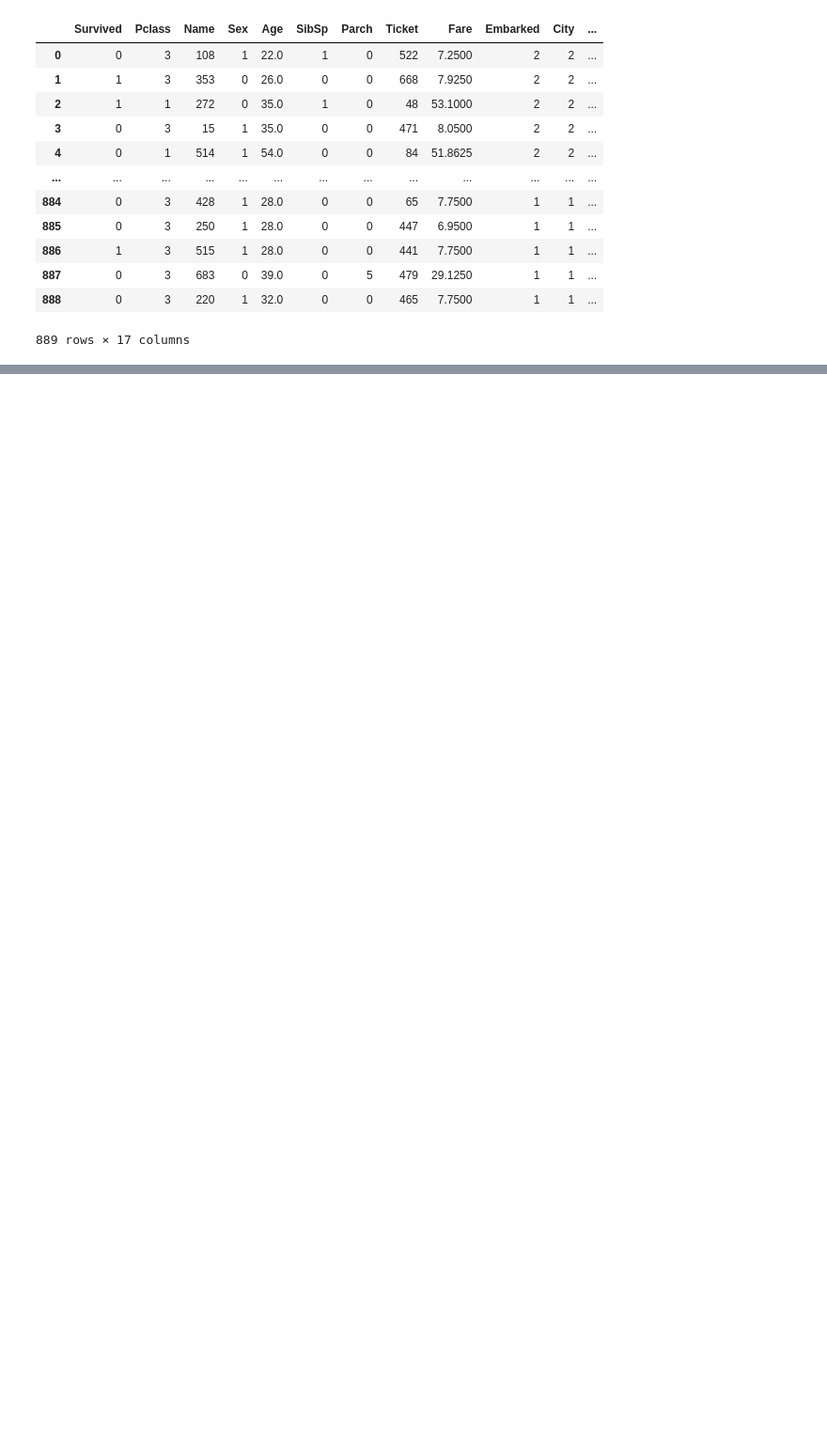
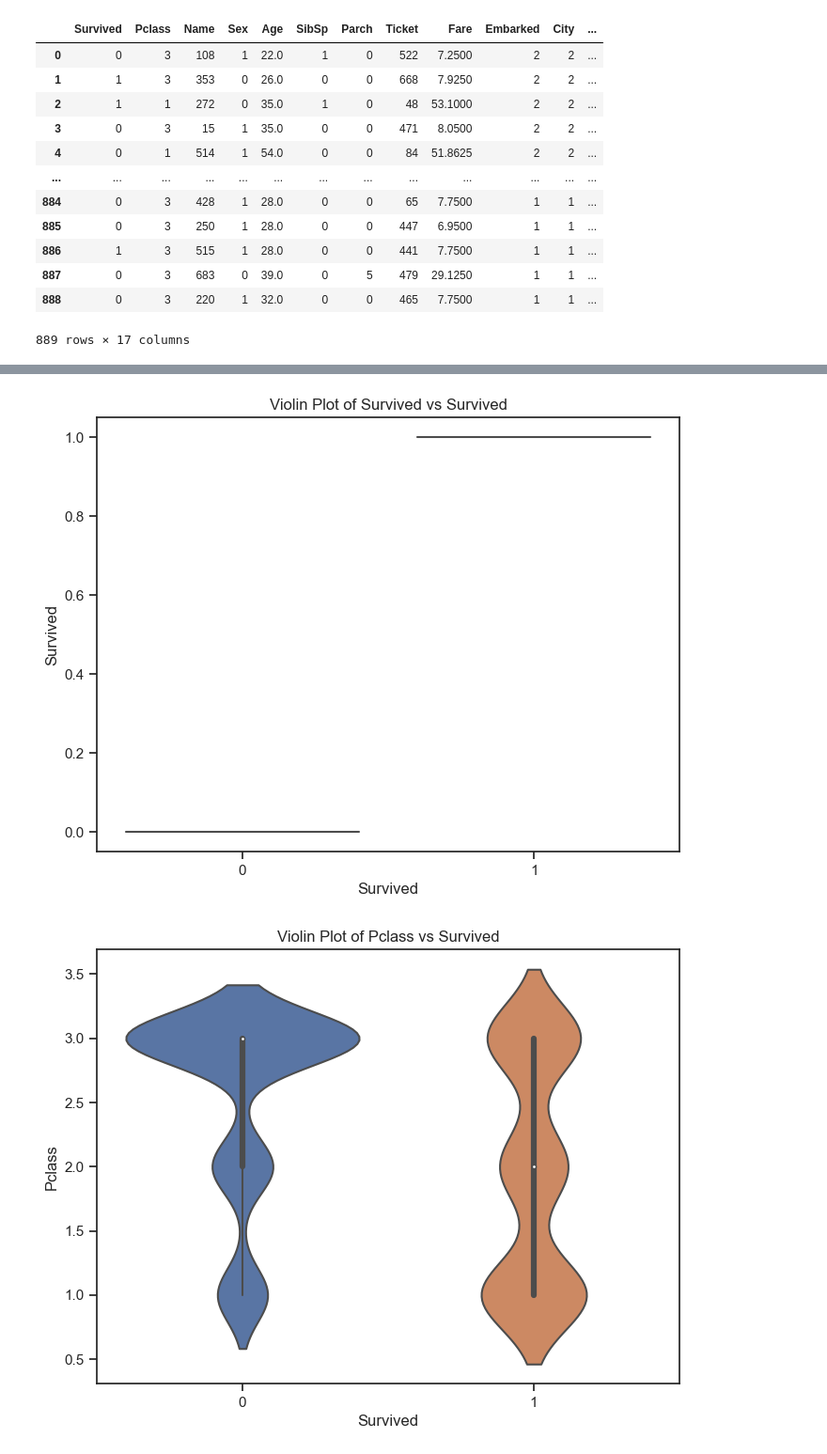
Before and after one commit to rcpsilva/Python_For_Data_Science, a Jupyter notebook: 2022-2/Python Notebooks/11_notebook_example_project.ipynb, the cells around one changed output, grey strips where cells are left out. Shown at 94% size. Cells and saved outputs as stored; diff of their text form; code cells hidden in the pictures; blank space fills up the shorter version.

```diff
--- a/2022-2/Python Notebooks/11_notebook_example_project.ipynb
+++ b/2022-2/Python Notebooks/11_notebook_example_project.ipynb
@@ -116,3 +136,6 @@ merged_df
 | 887 | 0 | 3 | 683 | 0 | 39.0 | 0 | 5 | 479 | 29.1250 | 1 | 1 | ... |
 | 888 | 0 | 3 | 220 | 1 | 32.0 | 0 | 0 | 465 | 7.7500 | 1 | 1 | ... |
 889 rows × 17 columns
+# %%
+merged_df = merged_df.drop(['Latitude','Longitude','Embarked','Name'], axis=1)
+merged_df
@@ -118,0 +156,20 @@ merged_df
+# %%
+import pandas as pd
+import seaborn as sns
+import matplotlib.pyplot as plt
+
+# Assuming you have the merged_df DataFrame from the previous code
+# Create a list of attribute column names to iterate over
+attribute_columns = merged_df.columns
+
+# Create violin plots for each attribute
+for column in attribute_columns:
+    plt.figure(figsize=(8, 6))
+    sns.violinplot(x='Survived', y=column, data=merged_df)
+    plt.title(f'Violin Plot of {column} vs Survived')
+    plt.xlabel('Survived')
+    plt.ylabel(column)
+    plt.show()
+# %% [output]
+[figure, added]
+[figure, added]
```
Also changed, not shown: parts of 13 cells of this notebook.
